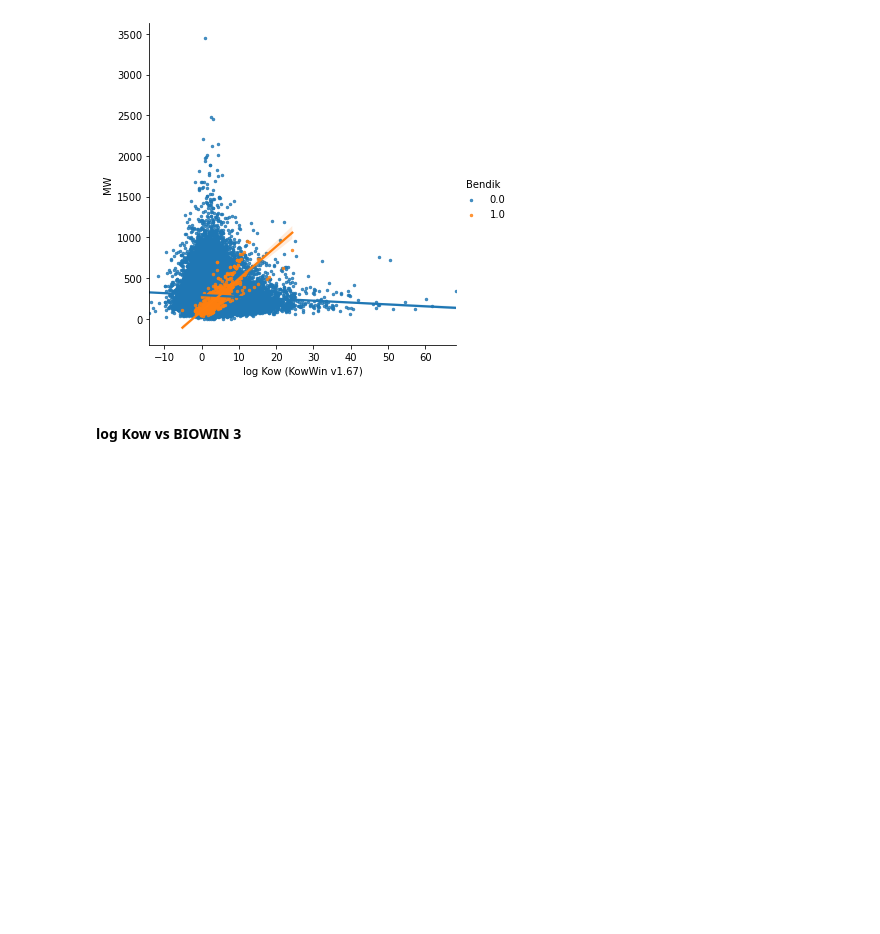
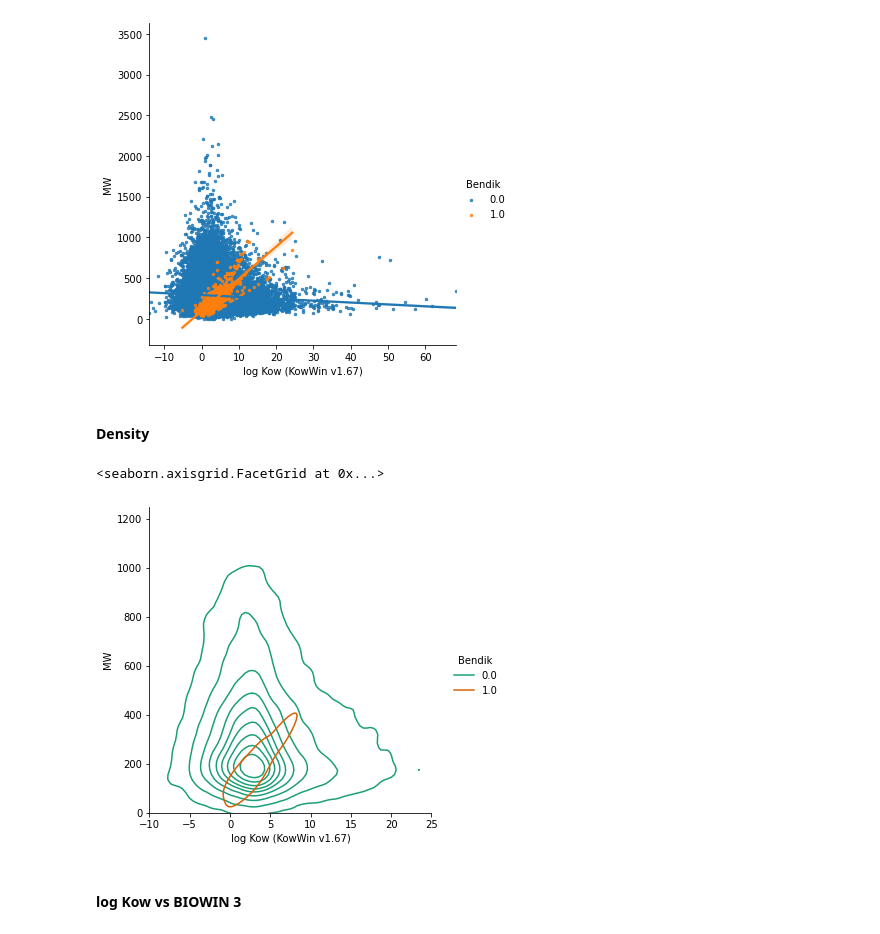
Before and after one commit to hannahgathu/Thesis-Bias-Experiments, a Jupyter notebook: Comparison of both datasets.ipynb, the cells around one changed output. Saved outputs shown, nothing was run; the diff lists cells and outputs as text; code cells hidden in the pictures; blank space fills up the shorter version.

Commit message:
Added histograms and kde scatterplots

```diff
--- a/Comparison of both datasets.ipynb
+++ b/Comparison of both datasets.ipynb
@@ -39,6 +39,13 @@ sb.lmplot(x='log Kow (KowWin v1.67)', y='MW', hue = 'Bendik',scatter_kws={"s": 6
 # %% [output]
 <seaborn.axisgrid.FacetGrid at 0x...>
 [figure]
+# %% [markdown]
+#### Density
+# %%
+sb.displot(df, x='log Kow (KowWin v1.67)', y='MW', hue = 'Bendik', kind="kde", palette='Dark2').set(xlim=(-10, 25), ylim=(0,1250))
+# %% [output]
+<seaborn.axisgrid.FacetGrid at 0x...>
+[figure, added]
 # %% [markdown]
 #### log Kow vs BIOWIN 3
 # %%
```
Also changed, not shown: parts of 15 cells of this notebook.
